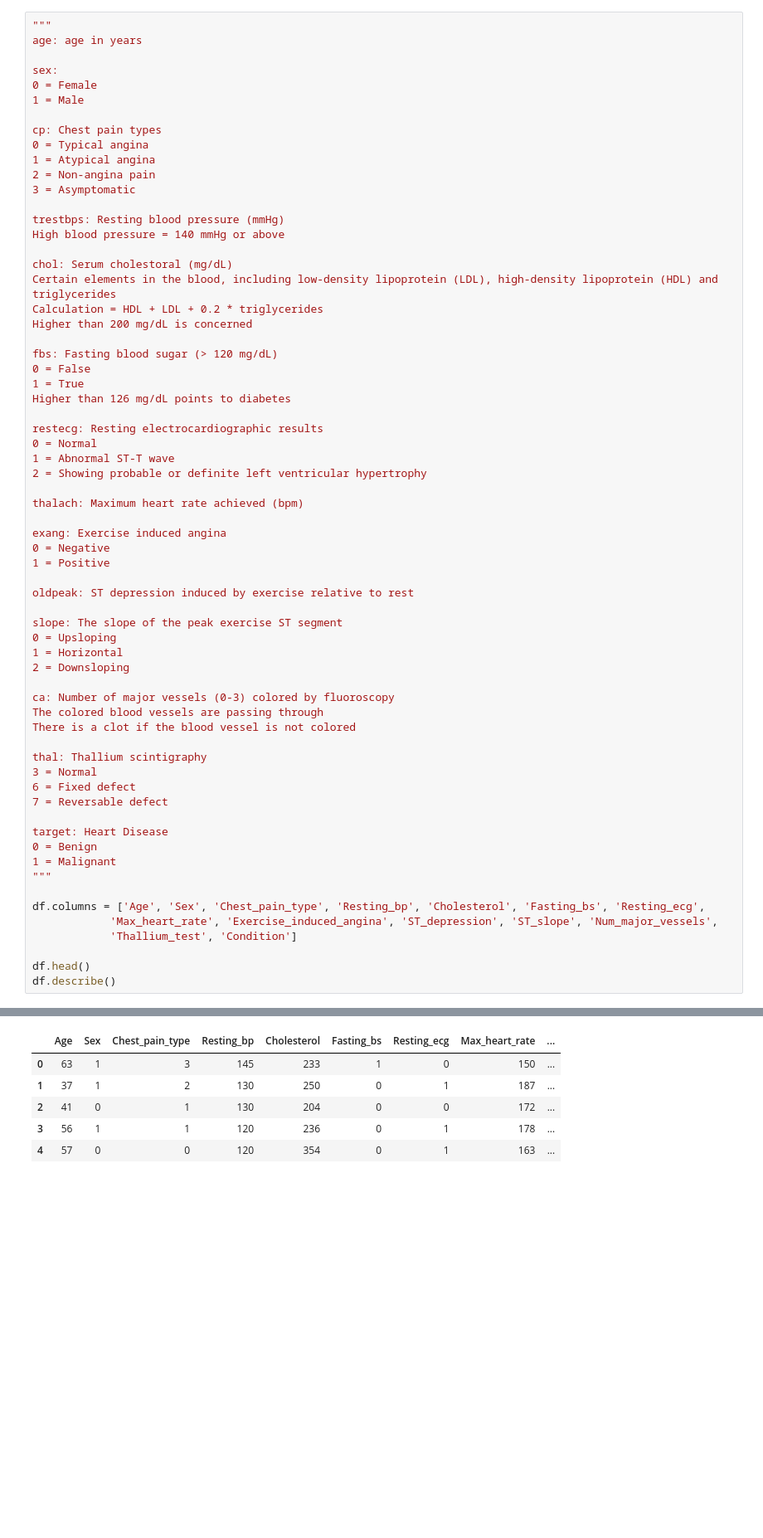
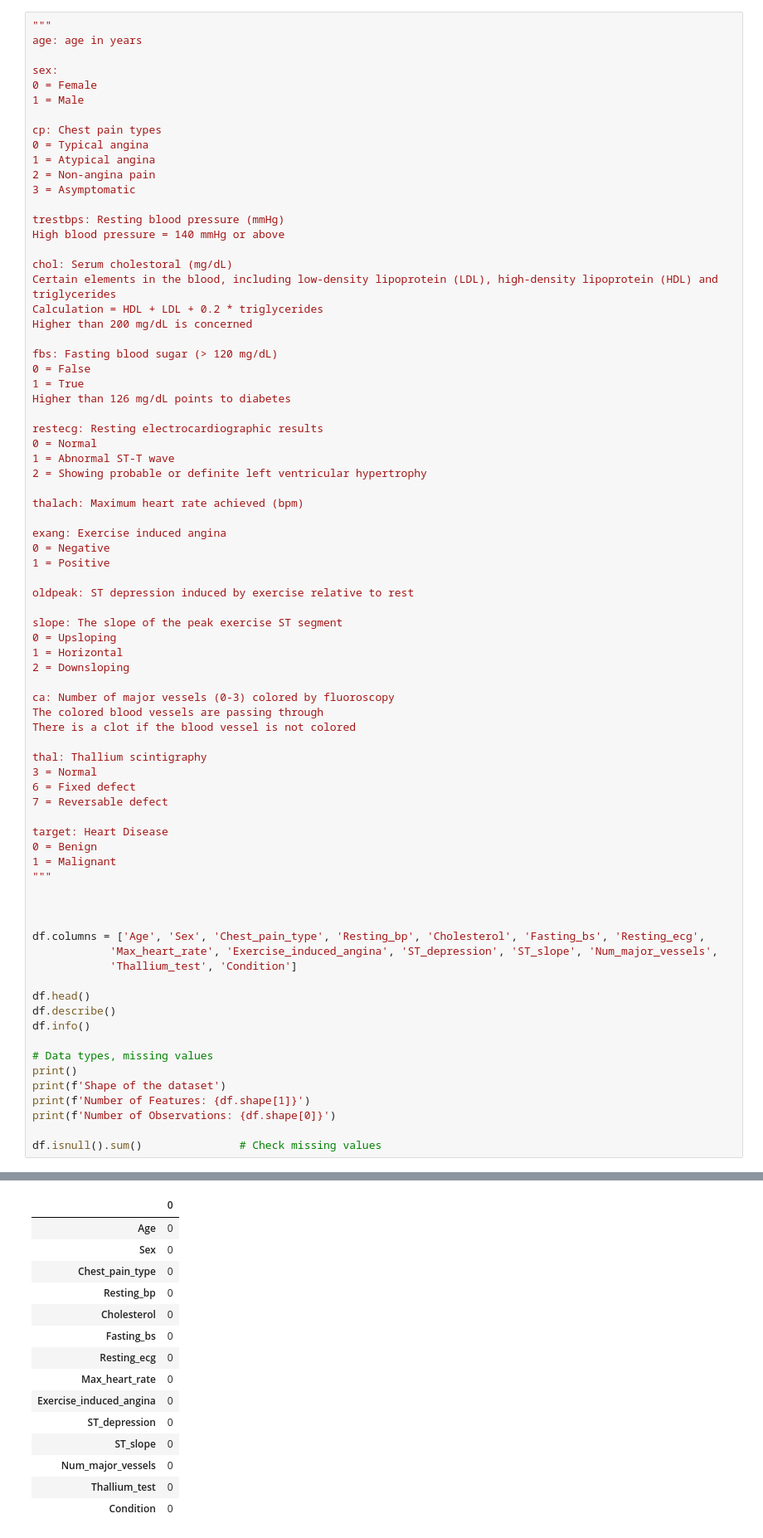
Before and after one commit to blacknand/CE101-team-project, a Jupyter notebook: CE161_team_project.ipynb, the cells around one changed output, grey strips where cells are left out. Shown at 83% size. Saved outputs shown, nothing was run; the diff lists cells and outputs as text; blank space fills up the shorter version.

```diff
--- a/CE161_team_project.ipynb
+++ b/CE161_team_project.ipynb
@@ -70,10 +77,21 @@ target: Heart Disease
 1 = Malignant
 """
 
+
+
 df.columns = ['Age', 'Sex', 'Chest_pain_type', 'Resting_bp', 'Cholesterol', 'Fasting_bs', 'Resting_ecg',
             'Max_heart_rate', 'Exercise_induced_angina', 'ST_depression', 'ST_slope', 'Num_major_vessels',
             'Thallium_test', 'Condition']
 
 df.head()
 df.describe()
+df.info()
+
+# Data types, missing values
+print()
+print(f'Shape of the dataset')
+print(f'Number of Features: {df.shape[1]}')
+print(f'Number of Observations: {df.shape[0]}')
+
+df.isnull().sum()               # Check missing values
 # %% [output]
@@ -80,6 +115,15 @@ df.describe()
-|  | Age | Sex | Chest_pain_type | Resting_bp | Cholesterol | Fasting_bs | Resting_ecg | Max_heart_rate | ... |
-| 0 | 63 | 1 | 3 | 145 | 233 | 1 | 0 | 150 | ... |
-| 1 | 37 | 1 | 2 | 130 | 250 | 0 | 1 | 187 | ... |
-| 2 | 41 | 0 | 1 | 130 | 204 | 0 | 0 | 172 | ... |
-| 3 | 56 | 1 | 1 | 120 | 236 | 0 | 1 | 178 | ... |
-| 4 | 57 | 0 | 0 | 120 | 354 | 0 | 1 | 163 | ... |
+|  | 0 |
+| Age | 0 |
+| Sex | 0 |
+| Chest_pain_type | 0 |
+| Resting_bp | 0 |
+| Cholesterol | 0 |
+| Fasting_bs | 0 |
+| Resting_ecg | 0 |
+| Max_heart_rate | 0 |
+| Exercise_induced_angina | 0 |
+| ST_depression | 0 |
+| ST_slope | 0 |
+| Num_major_vessels | 0 |
+| Thallium_test | 0 |
+| Condition | 0 |
```
Also changed, not shown: parts of 23 cells of this notebook.
